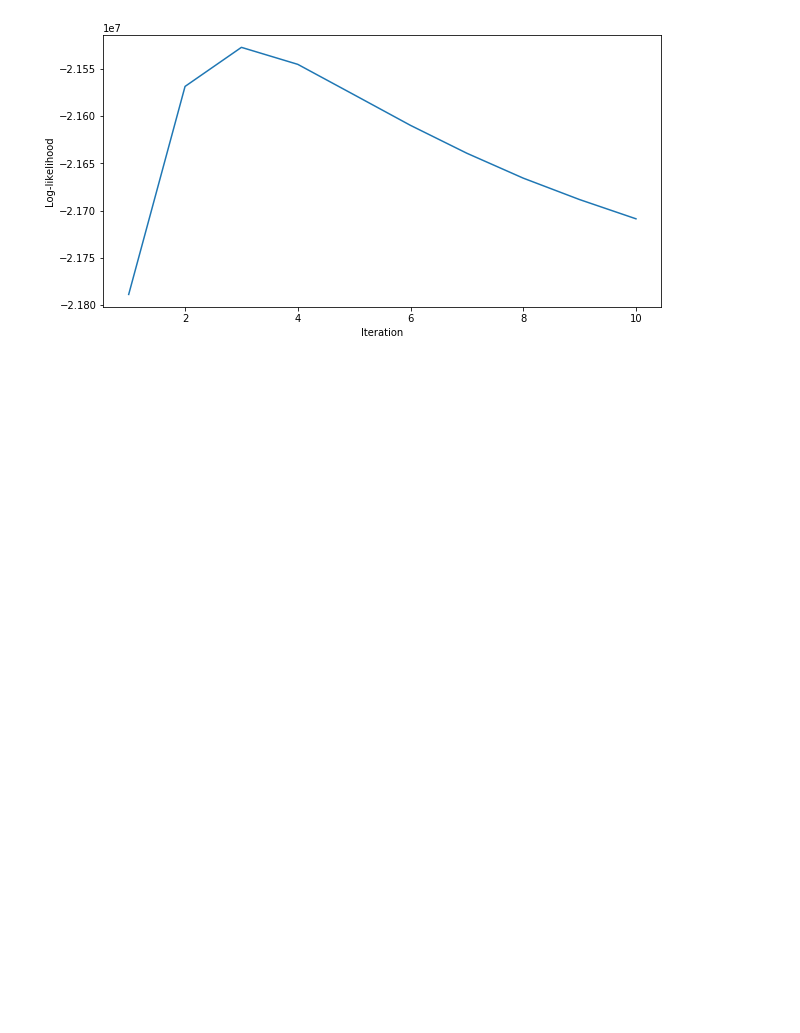
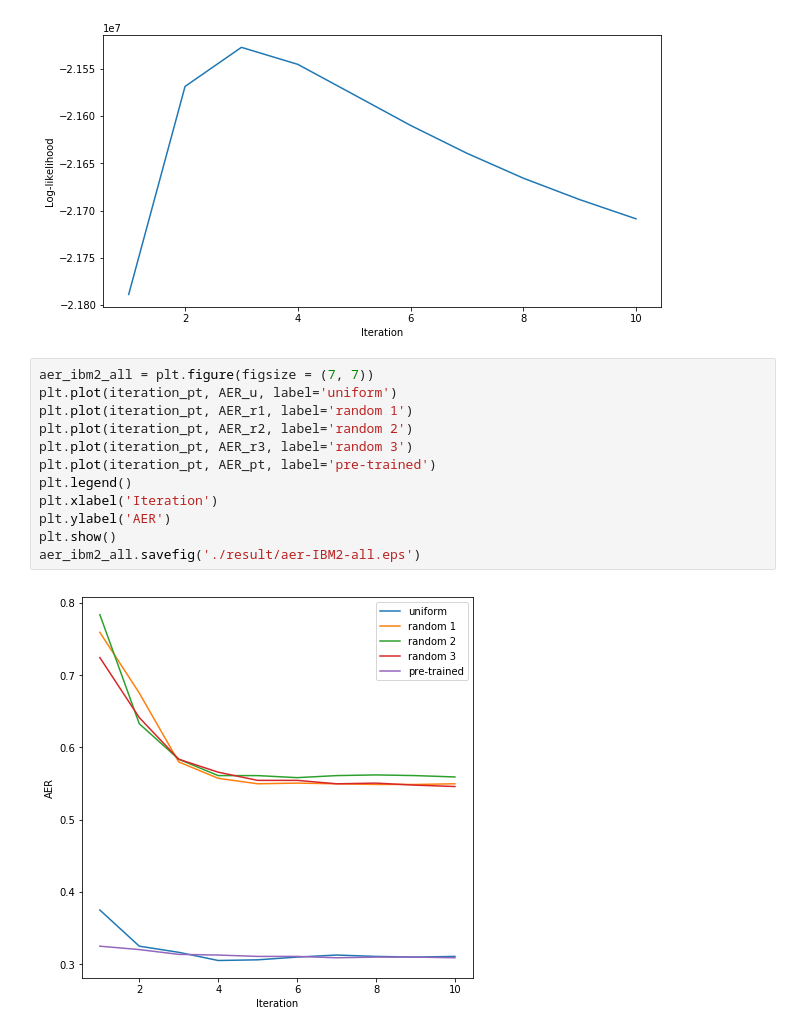
Before and after one commit to jamie0725/Natural-Language-Processing-2, a Jupyter notebook: week1/ibm_models.ipynb, the cells around one changed output. Saved outputs shown, nothing was run; the diff lists cells and outputs as text; blank space fills up the shorter version.

```diff
--- a/week1/ibm_models.ipynb
+++ b/week1/ibm_models.ipynb
@@ -613,3 +613,17 @@ plt.show()
 loss_ibm2_pt.savefig('./result/loglikelihood-IBM2-pretrained.eps')
 # %% [output]
 [figure]
+# %%
+aer_ibm2_all = plt.figure(figsize = (7, 7))
+plt.plot(iteration_pt, AER_u, label='uniform')
+plt.plot(iteration_pt, AER_r1, label='random 1')
+plt.plot(iteration_pt, AER_r2, label='random 2')
+plt.plot(iteration_pt, AER_r3, label='random 3')
+plt.plot(iteration_pt, AER_pt, label='pre-trained')
+plt.legend()
+plt.xlabel('Iteration')
+plt.ylabel('AER')
+plt.show()
+aer_ibm2_all.savefig('./result/aer-IBM2-all.eps')
+# %% [output]
+[figure, added]
```
Also changed, not shown: parts of 1 cell of this notebook, 2 other files.
